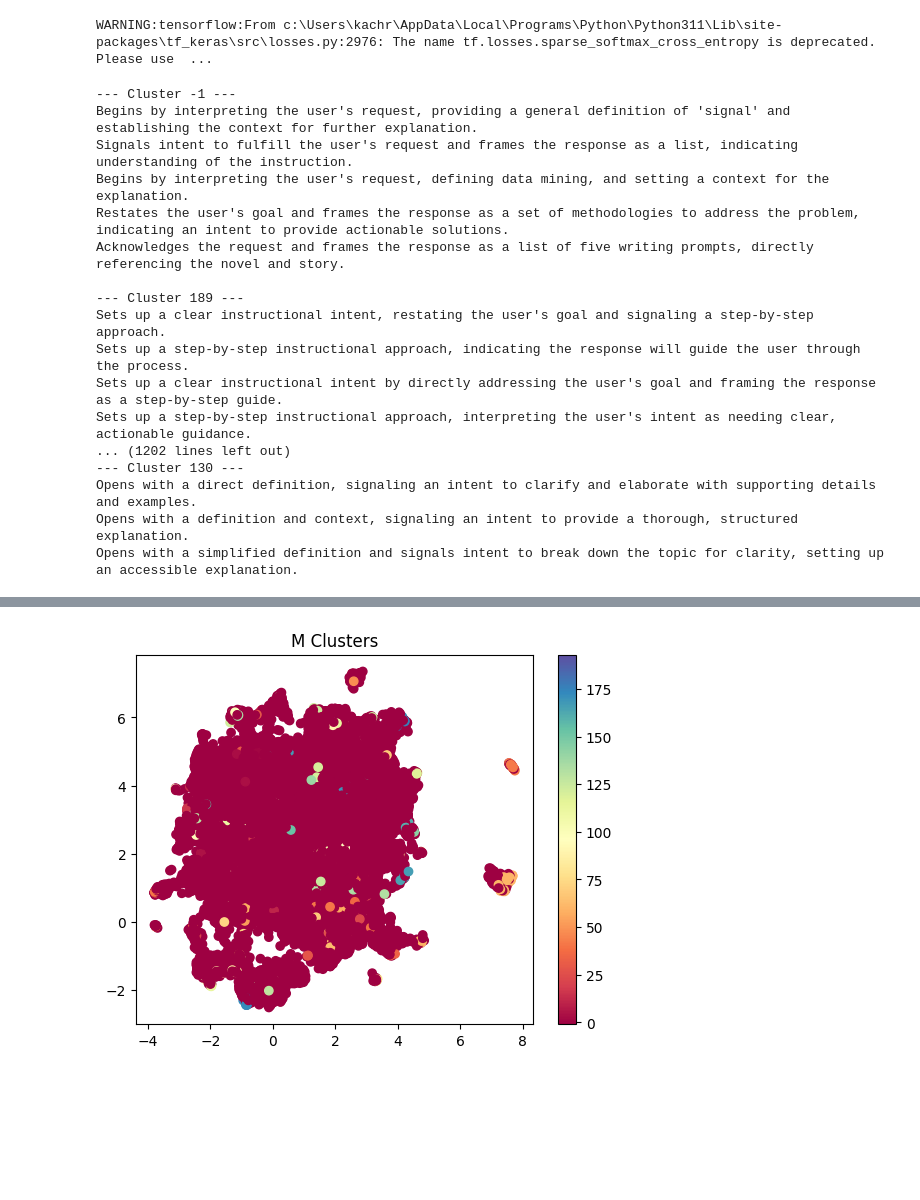
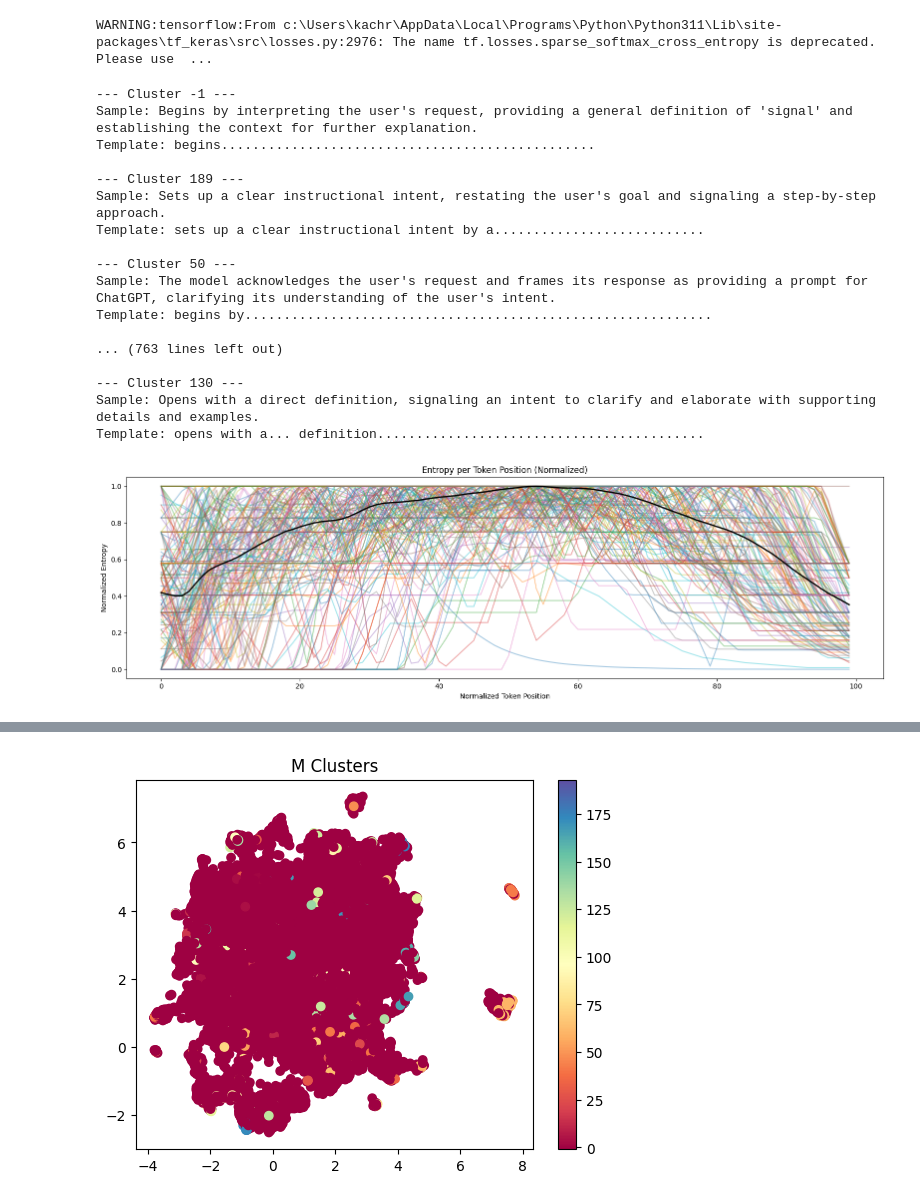
Before and after one commit to Death-Raider/MetaCognition, a Jupyter notebook: semi_automated_dataset_creation/check_ds.ipynb, the cells around one changed output, grey strips where cells are left out. Saved outputs shown, nothing was run; the diff lists cells and outputs as text; code cells hidden in the pictures; blank space fills up the shorter version.

Commit message:
entropy based analysis for effective cluster to template formation

```diff
--- a/semi_automated_dataset_creation/check_ds.ipynb
+++ b/semi_automated_dataset_creation/check_ds.ipynb
@@ -194,0 +201,8 @@ labels_s = clustererS.fit_predict(embeddings_S)
+# %%
+# Compute entropy at each position
+def token_entropy(tokens_at_pos):
+    counts = Counter(tokens_at_pos)
+    probs = np.array([count / len(tokens_at_pos) for count in counts.values()])
+    return entropy(probs, base=2)
+# %%
+IGNORE_TOKENS = {"and", "the", "<pad>"} | set(string.punctuation)
@@ -195,33 +238,57 @@ labels_s = clustererS.fit_predict(embeddings_S)
 # %%
 from collections import defaultdict
+import matplotlib.pyplot as plt
 
 cluster_dict = defaultdict(list)
 for i, label in enumerate(labels_m):
     cluster_dict[label].append(list(M)[i])
 
 # Print samples
+plt.figure(figsize=(16, 5))
+NORM_LENGTH = 100
+mean = np.zeros(NORM_LENGTH)  # Initialize mean for entropies
 for cluster_id, samples in cluster_dict.items():
+    template, entropies = entropy_based_template_generator(samples, 0.8)
+    entropies = np.array(entropies)
+    # Normalize to fixed length
+    x_original = np.linspace(0, 1, len(entropies))
+    x_target = np.linspace(0, 1, NORM_LENGTH)
+    entropies_interp = np.interp(x_target, x_original, entropies)
+
+    plt.plot(entropies_interp / entropies_interp.max(), label=f'Cluster {cluster_id}', alpha=0.4)
+    mean += entropies_interp
+
     print(f"\n--- Cluster {cluster_id} ---")
-    for s in samples[:5]:  # limit print size
-        print(s)
+    print(f"Sample: {samples[0]}")
+    print(f"Template: {template}")
+
+mean /= len(cluster_dict)
+plt.plot(mean / mean.max(), label='Mean', color='black', linewidth=2)
+plt.xlabel('Normalized Token Position')
+plt.ylabel('Normalized Entropy')
+plt.title('Entropy per Token Position (Normalized)')
+
+plt.tight_layout()
+plt.show()
 # %% [output]
 --- Cluster -1 ---
-Begins by interpreting the user's request, providing a general definition of 'signal' and establishing the context for further explanation.
-Signals intent to fulfill the user's request and frames the response as a list, indicating understanding of the instruction.
-Begins by interpreting the user's request, defining data mining, and setting a context for the explanation.
-Restates the user's goal and frames the response as a set of methodologies to address the problem, indicating an intent to provide actionable solutions.
-Acknowledges the request and frames the response as a list of five writing prompts, directly referencing the novel and story.
+Sample: Begins by interpreting the user's request, providing a general definition of 'signal' and establishing the context for further explanation.
+Template: begins................................................
 
 --- Cluster 189 ---
-Sets up a clear instructional intent, restating the user's goal and signaling a step-by-step approach.
-Sets up a step-by-step instructional approach, indicating the response will guide the user through the process.
-Sets up a clear instructional intent by directly addressing the user's goal and framing the response as a step-by-step guide.
-Sets up a step-by-step instructional approach, interpreting the user's intent as needing clear, actionable guidance.
-... (1202 lines left out)
+Sample: Sets up a clear instructional intent, restating the user's goal and signaling a step-by-step approach.
+Template: sets up a clear instructional intent by a...........................
+
+--- Cluster 50 ---
+Sample: The model acknowledges the user's request and frames its response as providing a prompt for ChatGPT, clarifying its understanding of the user's intent.
+Template: begins by............................................................
+
+... (763 lines left out)
+
 --- Cluster 130 ---
-Opens with a direct definition, signaling an intent to clarify and elaborate with supporting details and examples.
-Opens with a definition and context, signaling an intent to provide a thorough, structured explanation.
-Opens with a simplified definition and signals intent to break down the topic for clarity, setting up an accessible explanation.
+Sample: Opens with a direct definition, signaling an intent to clarify and elaborate with supporting details and examples.
+Template: opens with a... definition..........................................
+[figure, added]
 # %%
 cluster_dict = defaultdict(list)
 for i, label in enumerate(labels_t):
```
Also changed, not shown: parts of 4 cells of this notebook.
